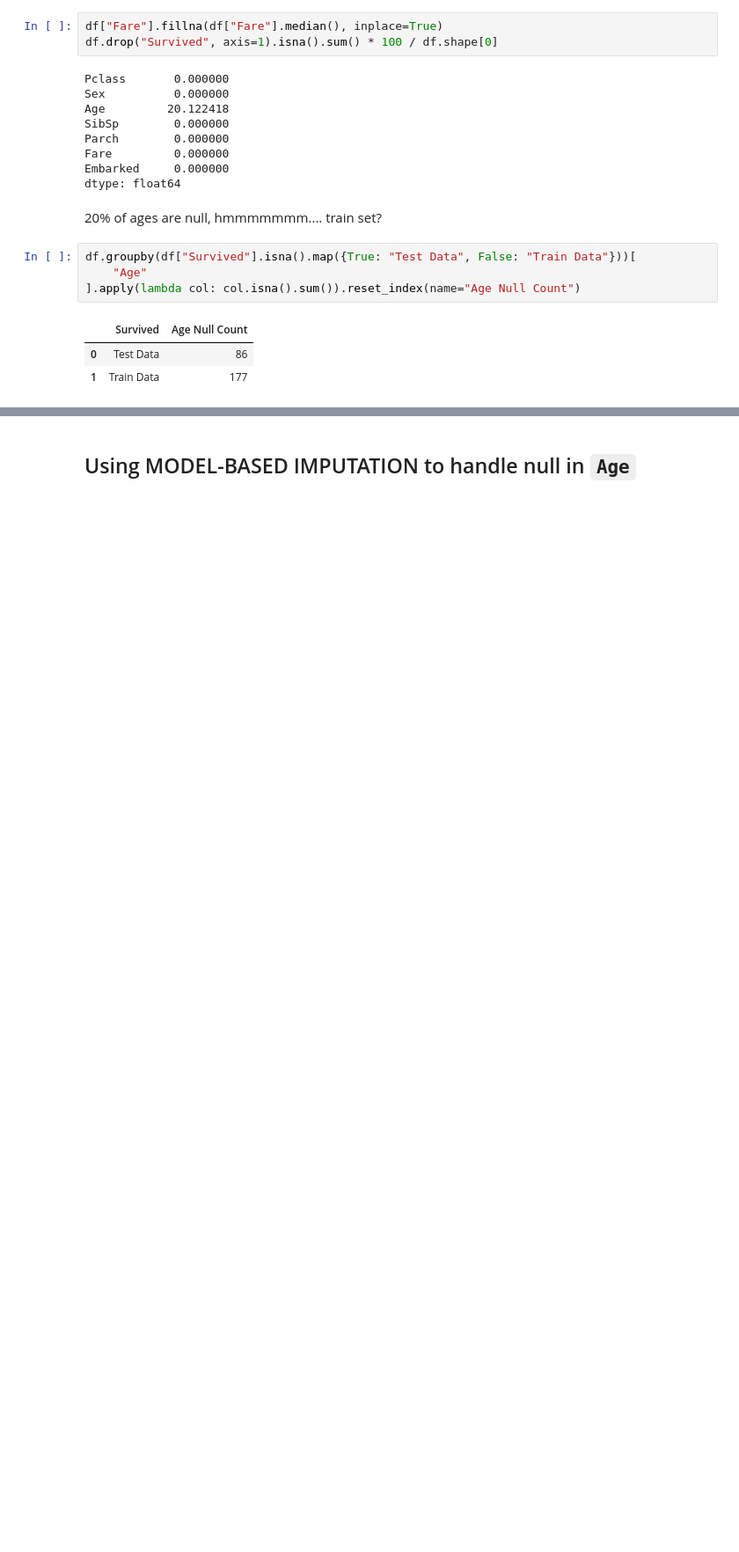
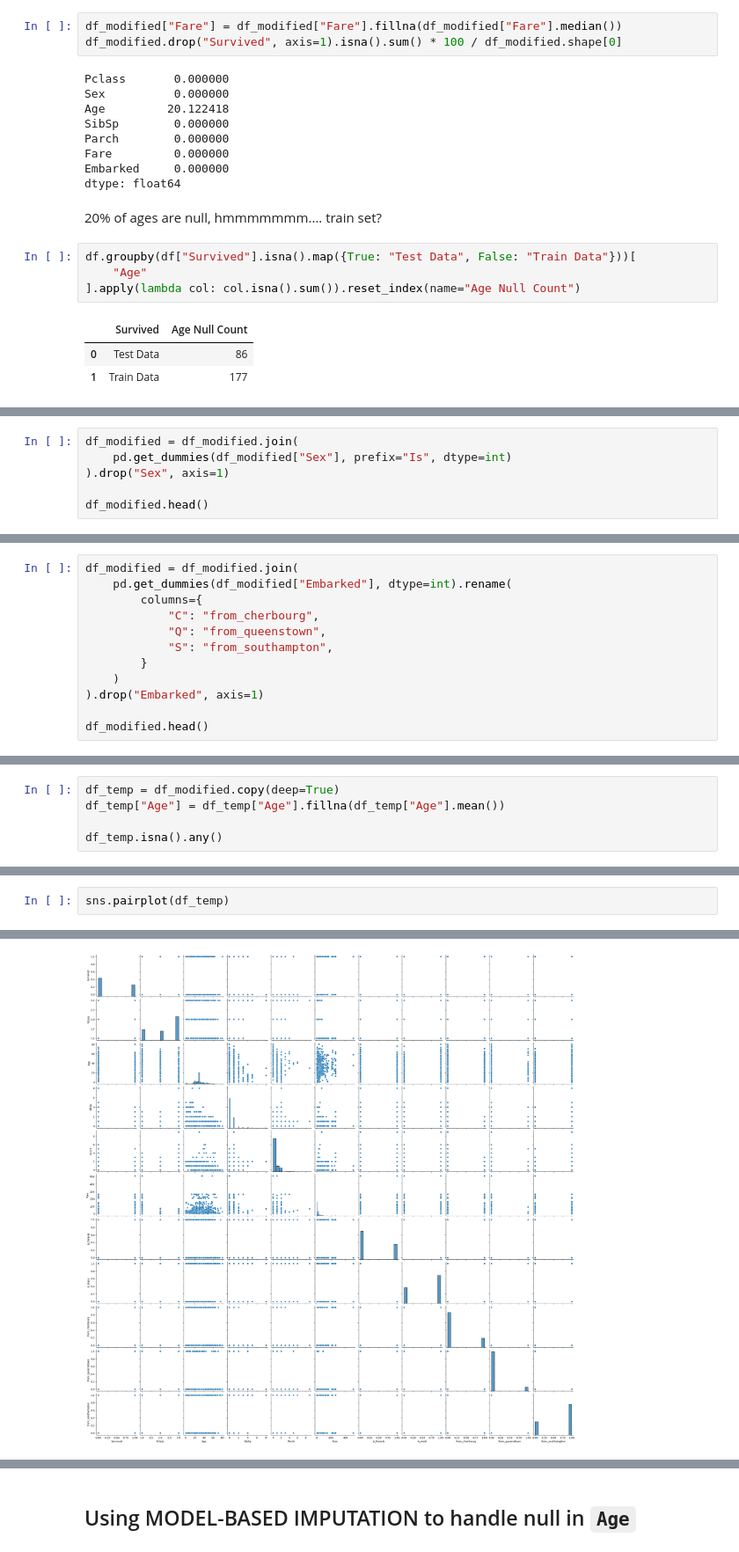
Before and after one commit to ikabrain/TitanichDataset, a Jupyter notebook: solution.ipynb, the cells around one changed output, grey strips where cells are left out. Shown at 88% size. Cells and saved outputs as stored; diff of their text form; blank space fills up the shorter version.

```diff
--- a/solution.ipynb
+++ b/solution.ipynb
@@ -172,8 +151,8 @@ df[df[["Fare", "Embarked"]].isna().any(axis=1)]
 # %% [markdown]
 Can fill in this test row's Fare with just a median. Might become weird, but it's just one row.
 # %%
-df["Fare"].fillna(df["Fare"].median(), inplace=True)
-df.drop("Survived", axis=1).isna().sum() * 100 / df.shape[0]
+df_modified["Fare"] = df_modified["Fare"].fillna(df_modified["Fare"].median())
+df_modified.drop("Survived", axis=1).isna().sum() * 100 / df_modified.shape[0]
 # %% [output]
 Pclass       0.000000
 Sex          0.000000
@@ -205,0 +243,6 @@ np.True_
+# %%
+df_modified = df_modified.join(
+    pd.get_dummies(df_modified["Sex"], prefix="Is", dtype=int)
+).drop("Sex", axis=1)
+
+df_modified.head()
@@ -205,0 +281,12 @@ np.True_
+# %%
+df_modified = df_modified.join(
+    pd.get_dummies(df_modified["Embarked"], dtype=int).rename(
+        columns={
+            "C": "from_cherbourg",
+            "Q": "from_queenstown",
+            "S": "from_southampton",
+        }
+    )
+).drop("Embarked", axis=1)
+
+df_modified.head()
@@ -205,0 +340,5 @@ np.True_
+# %%
+df_temp = df_modified.copy(deep=True)
+df_temp["Age"] = df_temp["Age"].fillna(df_temp["Age"].mean())
+
+df_temp.isna().any()
@@ -205,0 +407,3 @@ np.True_
+# %%
+sns.pairplot(df_temp)
+# %% [output]
@@ -205,0 +411 @@ np.True_
+[figure, added]
```
Also changed, not shown: parts of 56 cells of this notebook, 2 other files.
